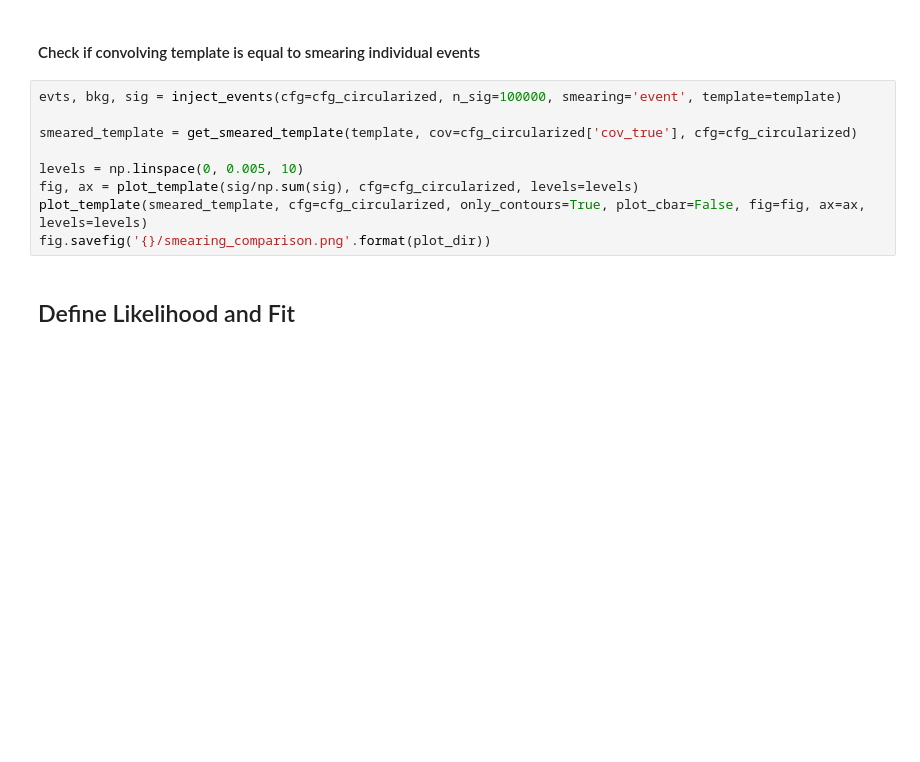
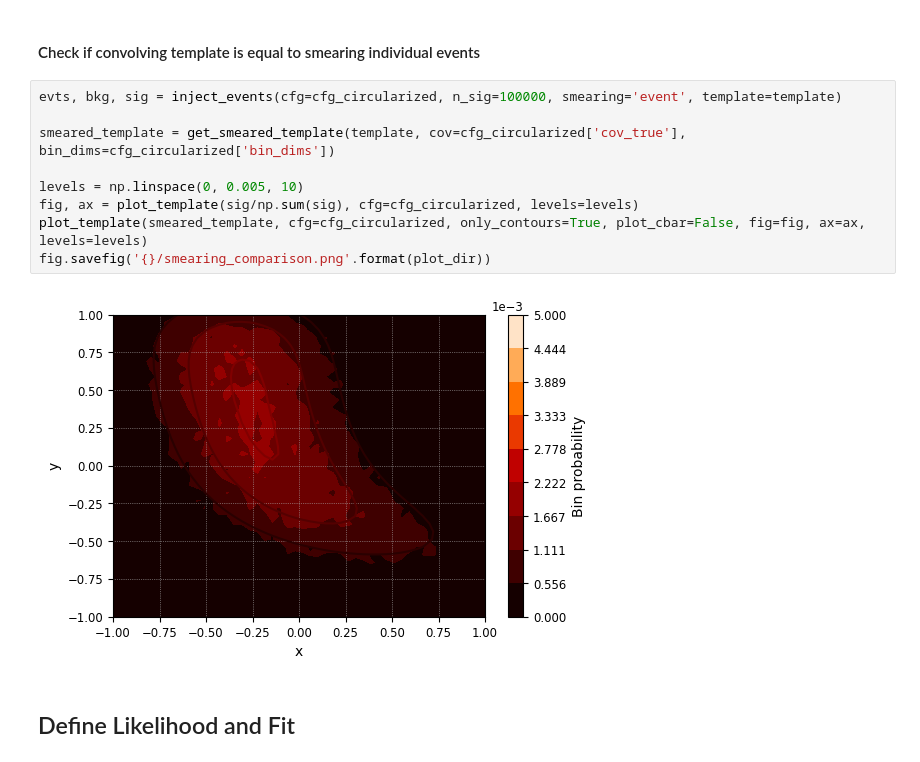
Before and after one commit to ssclafani949/DNNCascade, a Jupyter notebook: notebooks/pdf_construction/asymmetric_uncertainty_contours.ipynb, the cells around one changed output. Cells and saved outputs as stored; diff of their text form; blank space fills up the shorter version.

```diff
--- a/notebooks/pdf_construction/asymmetric_uncertainty_contours.ipynb
+++ b/notebooks/pdf_construction/asymmetric_uncertainty_contours.ipynb
@@ -425,12 +450,14 @@ inject_events(cfg=cfg_circularized, n_sig=1000, template=template)
 # %%
 evts, bkg, sig = inject_events(cfg=cfg_circularized, n_sig=100000, smearing='event', template=template)
 
-smeared_template = get_smeared_template(template, cov=cfg_circularized['cov_true'], cfg=cfg_circularized)
+smeared_template = get_smeared_template(template, cov=cfg_circularized['cov_true'], bin_dims=cfg_circularized['bin_dims'])
 
 levels = np.linspace(0, 0.005, 10)
 fig, ax = plot_template(sig/np.sum(sig), cfg=cfg_circularized, levels=levels)
 plot_template(smeared_template, cfg=cfg_circularized, only_contours=True, plot_cbar=False, fig=fig, ax=ax, levels=levels)
 fig.savefig('{}/smearing_comparison.png'.format(plot_dir))
+# %% [output]
+[figure, added]
 # %% [markdown]
 ## Define Likelihood and Fit
 # %% [markdown]
```
Also changed, not shown: parts of 17 cells of this notebook.
